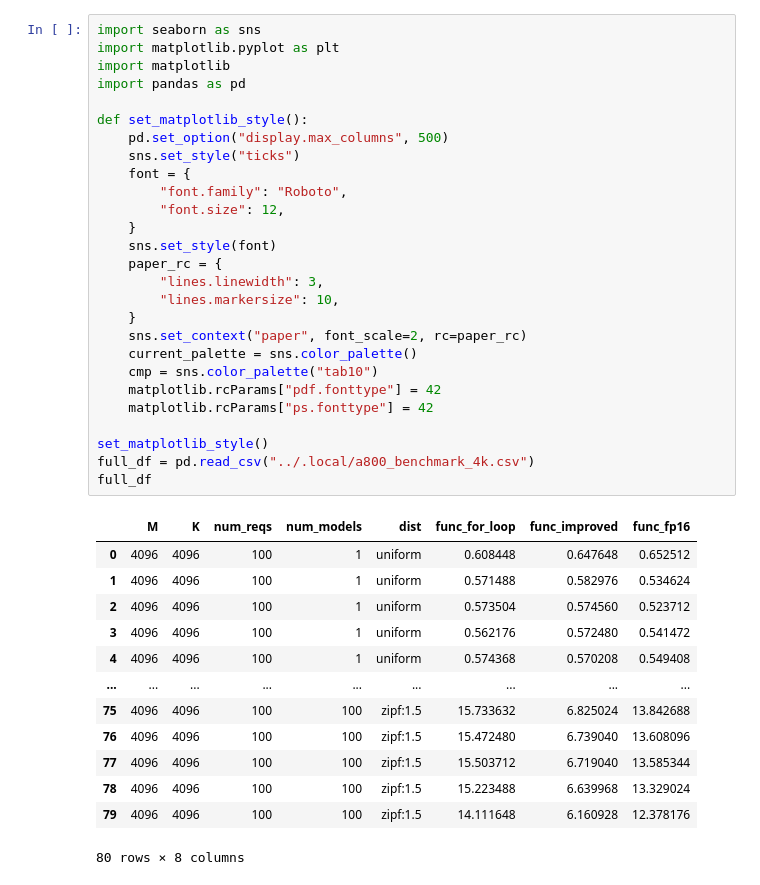
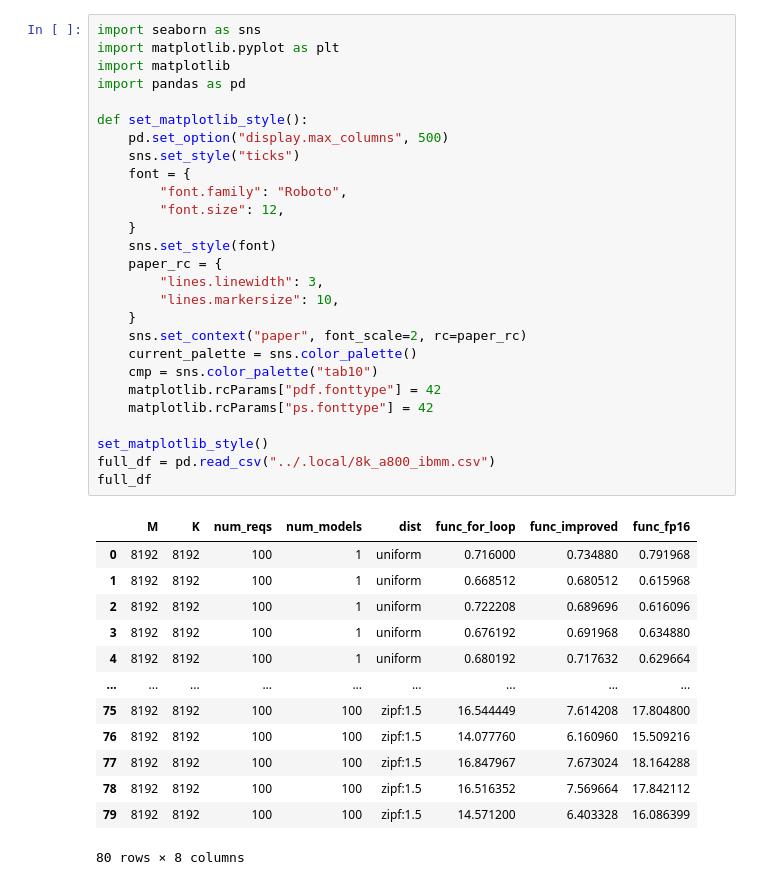
Before and after one commit to eth-easl/triteia, a Jupyter notebook: notebooks/plot.ipynb, the cells around one changed output. Drawn from its saved outputs; the diff is of its cells as text.

```diff
--- a/notebooks/plot.ipynb
+++ b/notebooks/plot.ipynb
@@ -1,43 +1,43 @@
 # %%
 import seaborn as sns
 import matplotlib.pyplot as plt
 import matplotlib
 import pandas as pd
 
 def set_matplotlib_style():
     pd.set_option("display.max_columns", 500)
     sns.set_style("ticks")
     font = {
         "font.family": "Roboto",
         "font.size": 12,
     }
     sns.set_style(font)
     paper_rc = {
         "lines.linewidth": 3,
         "lines.markersize": 10,
     }
     sns.set_context("paper", font_scale=2, rc=paper_rc)
     current_palette = sns.color_palette()
     cmp = sns.color_palette("tab10")
     matplotlib.rcParams["pdf.fonttype"] = 42
     matplotlib.rcParams["ps.fonttype"] = 42
 
 set_matplotlib_style()
-full_df = pd.read_csv("../.local/a800_benchmark_4k.csv")
+full_df = pd.read_csv("../.local/8k_a800_ibmm.csv")
 full_df
 # %% [output]
 |  | M | K | num_reqs | num_models | dist | func_for_loop | func_improved | func_fp16 |
-| 0 | 4096 | 4096 | 100 | 1 | uniform | 0.608448 | 0.647648 | 0.652512 |
-| 1 | 4096 | 4096 | 100 | 1 | uniform | 0.571488 | 0.582976 | 0.534624 |
-| 2 | 4096 | 4096 | 100 | 1 | uniform | 0.573504 | 0.574560 | 0.523712 |
-| 3 | 4096 | 4096 | 100 | 1 | uniform | 0.562176 | 0.572480 | 0.541472 |
-| 4 | 4096 | 4096 | 100 | 1 | uniform | 0.574368 | 0.570208 | 0.549408 |
+| 0 | 8192 | 8192 | 100 | 1 | uniform | 0.716000 | 0.734880 | 0.791968 |
+| 1 | 8192 | 8192 | 100 | 1 | uniform | 0.668512 | 0.680512 | 0.615968 |
+| 2 | 8192 | 8192 | 100 | 1 | uniform | 0.722208 | 0.689696 | 0.616096 |
+| 3 | 8192 | 8192 | 100 | 1 | uniform | 0.676192 | 0.691968 | 0.634880 |
+| 4 | 8192 | 8192 | 100 | 1 | uniform | 0.680192 | 0.717632 | 0.629664 |
 | ... | ... | ... | ... | ... | ... | ... | ... | ... |
-| 75 | 4096 | 4096 | 100 | 100 | zipf:1.5 | 15.733632 | 6.825024 | 13.842688 |
-| 76 | 4096 | 4096 | 100 | 100 | zipf:1.5 | 15.472480 | 6.739040 | 13.608096 |
-| 77 | 4096 | 4096 | 100 | 100 | zipf:1.5 | 15.503712 | 6.719040 | 13.585344 |
-| 78 | 4096 | 4096 | 100 | 100 | zipf:1.5 | 15.223488 | 6.639968 | 13.329024 |
-| 79 | 4096 | 4096 | 100 | 100 | zipf:1.5 | 14.111648 | 6.160928 | 12.378176 |
+| 75 | 8192 | 8192 | 100 | 100 | zipf:1.5 | 16.544449 | 7.614208 | 17.804800 |
+| 76 | 8192 | 8192 | 100 | 100 | zipf:1.5 | 14.077760 | 6.160960 | 15.509216 |
+| 77 | 8192 | 8192 | 100 | 100 | zipf:1.5 | 16.847967 | 7.673024 | 18.164288 |
+| 78 | 8192 | 8192 | 100 | 100 | zipf:1.5 | 16.516352 | 7.569664 | 17.842112 |
+| 79 | 8192 | 8192 | 100 | 100 | zipf:1.5 | 14.571200 | 6.403328 | 16.086399 |
 80 rows × 8 columns
 # %%
 results = []
```
Also changed, not shown: parts of 2 cells of this notebook, 2 other files.
